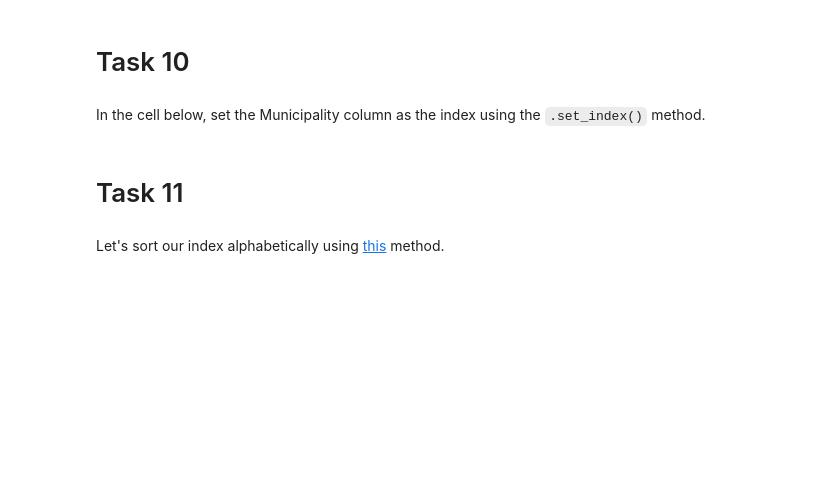
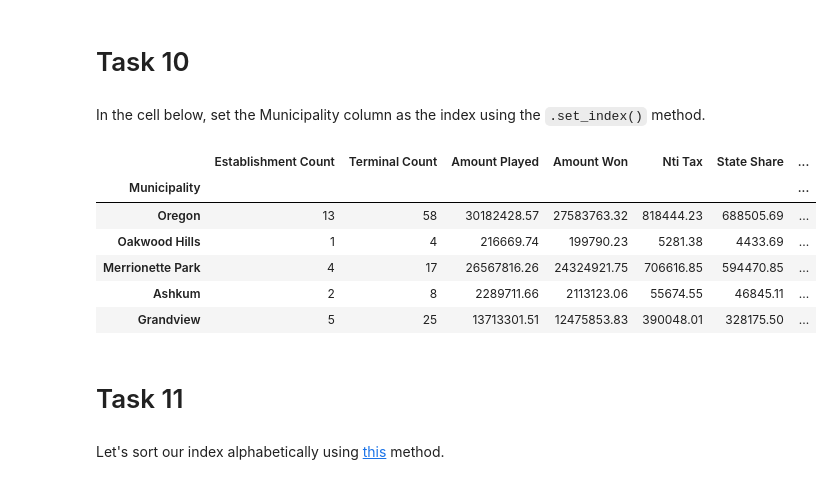
Before and after one commit to nonlocal-lia/pandas-video-gambling-lab, a Jupyter notebook: index.ipynb, the cells around one changed output. Cells and saved outputs as stored; diff of their text form; code cells hidden in the pictures; blank space fills up the shorter version.

````diff
--- a/index.ipynb
+++ b/index.ipynb
@@ -40,7 +41,7 @@
     - (reverse the slashes if you're on Windows)
 2. Run the cell to import our dataset.
 # %%
-path = None
+path = "data/2019-il-vgambling.csv"
 data = pd.read_csv(path)
 # %% [markdown]
 # Task 3
@@ -74,7 +83,7 @@ In the cell below:
 1. Set the ```path``` variable to the path for the ```population.csv``` file within the ```data``` folder.
 2. Run the cell to import our population data.
 # %%
-path = None
+path = "data/population.csv"
 pop = pd.read_csv(path)
 # %% [markdown]
 # Task 5
@@ -116,3 +135,5 @@ markdown(string)
     - Save the merged dataframe as the variable ```df```
 # %%
 # Your code here
+df = data.merge(pop, how='left')
+df.head()
@@ -137,6 +167,16 @@ markdown(string)
 In the cell below, set the Municipality column as the index using the ```.set_index()``` method.
 # %%
 # Your code here
+df.set_index('Municipality', inplace=True)
+df.head()
+# %% [output]
+|  | Establishment Count | Terminal Count | Amount Played | Amount Won | Nti Tax | State Share | ... |
+| Municipality |  |  |  |  |  |  | ... |
+| Oregon | 13 | 58 | 30182428.57 | 27583763.32 | 818444.23 | 688505.69 | ... |
+| Oakwood Hills | 1 | 4 | 216669.74 | 199790.23 | 5281.38 | 4433.69 | ... |
+| Merrionette Park | 4 | 17 | 26567816.26 | 24324921.75 | 706616.85 | 594470.85 | ... |
+| Ashkum | 2 | 8 | 2289711.66 | 2113123.06 | 55674.55 | 46845.11 | ... |
+| Grandview | 5 | 25 | 13713301.51 | 12475853.83 | 390048.01 | 328175.50 | ... |
 # %% [markdown]
 # Task 11
 # %% [markdown]
````
Also changed, not shown: parts of 28 cells of this notebook.
